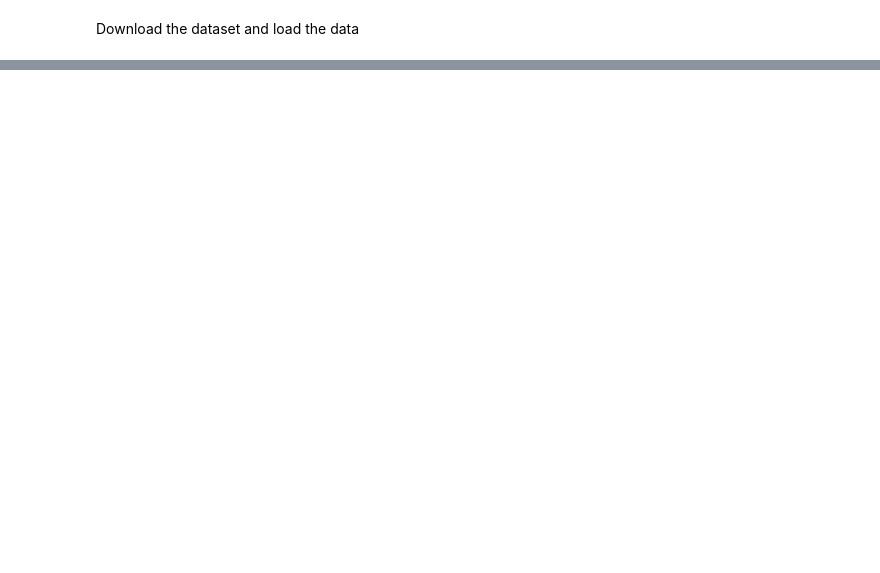
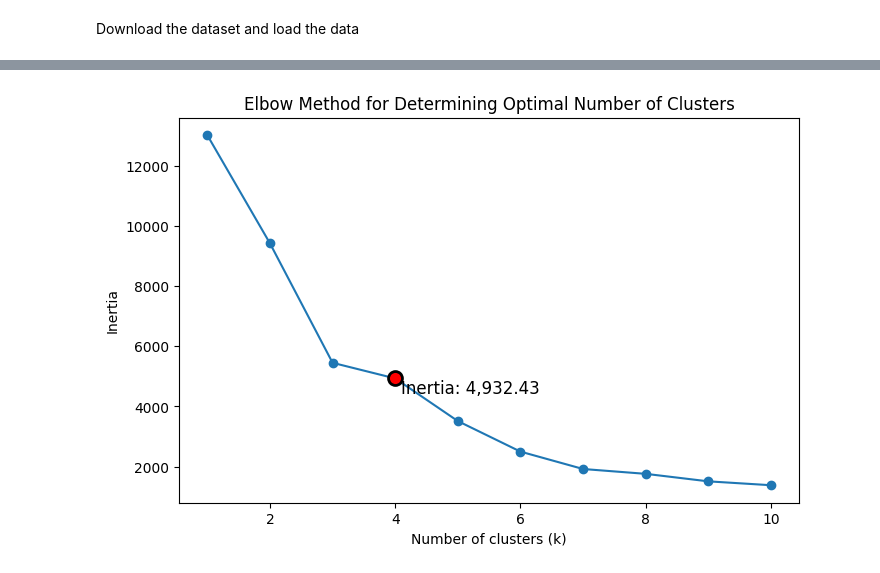
Before and after one commit to NicolaPicciafuoco/time-series-analysis, a Jupyter notebook: code/dataset_Transaction_Data/clustering.ipynb, the cells around one changed output, grey strips where cells are left out. Cells and saved outputs as stored; diff of their text form; code cells hidden in the pictures; blank space fills up the shorter version.

Commit message:
kmeans done

```diff
--- a/code/dataset_Transaction_Data/clustering.ipynb
+++ b/code/dataset_Transaction_Data/clustering.ipynb
@@ -29,0 +119,19 @@ Path to dataset files: C:\Users\franc\.cache\kagglehub\datasets\thedevastator\on
+# %%
+# most recent date
+current_date = data['InvoiceDate'].max()
+
+# RFM
+rfm = data.groupby('CustomerID').agg({
+    'InvoiceDate': lambda x: (current_date - x.max()).days,  # Recency
+    'InvoiceNo': 'count',                                   # Frequency
+    'TotalPrice': 'sum'                                     # Monetary
+})
+
+# Rename the column
+rfm.columns = ['Recency', 'Frequency', 'Monetary']
+
+# 3. Normalizzazione dei dati, non so se serve
+scaler = StandardScaler()
+rfm_scaled = scaler.fit_transform(rfm)
+
+rfm.head()
@@ -29,0 +148,80 @@ Path to dataset files: C:\Users\franc\.cache\kagglehub\datasets\thedevastator\on
+# %%
+# 4. Elbow Method
+inertia = []
+k_range = range(1, 11)  # Number of clusters from 1 to 10
+
+for k in k_range:
+    kmeans = KMeans(n_clusters=k, random_state=42)
+    kmeans.fit(rfm_scaled)
+    inertia.append(kmeans.inertia_)
+
+# Elbow plot
+plt.figure(figsize=(8, 5))
+plt.plot(k_range, inertia, marker='o', label="Inertia")
+
+# Highlight the elbow with a red dashed circle
+#optimal_k = 4  # Assuming the elbow is at k=4
+#circle = plt.Circle((optimal_k, inertia[optimal_k-1]), 0.5, color='red', fill=False, linestyle='--', linewidth=2)
+#plt.gca().add_artist(circle)
+
+# Add the red point for the elbow
+plt.scatter(optimal_k, inertia[optimal_k-1], color='red', s=100, edgecolors='black', linewidth=2, zorder=5)
+
+# Show the inertia value at the elbow point
+plt.text(optimal_k + 0.1, inertia[optimal_k-1] - 500, f'Inertia: {inertia[optimal_k-1]:,.2f}', fontsize=12)
+
+plt.xlabel('Number of clusters (k)')
+plt.ylabel('Inertia')
+plt.title('Elbow Method for Determining Optimal Number of Clusters')
+
+plt.show()
+
+# 5. Apply KMeans with the optimal number of clusters (e.g., k=4)
+kmeans_optimal = KMeans(n_clusters=optimal_k, random_state=42)
+rfm['Cluster'] = kmeans_optimal.fit_predict(rfm_scaled)
+
+# 6. Calculate the percentage of customers in each cluster
+cluster_counts = rfm['Cluster'].value_counts(normalize=True) * 100
+
+# Calculate the absolute number of customers in each cluster
+cluster_sizes = rfm['Cluster'].value_counts()
+
+# Print the number and percentage for each cluster
+print("\nNumber and percentage of customers in each cluster:")
+for cluster in cluster_sizes.index:
+    percentage = cluster_counts[cluster]
+    size = cluster_sizes[cluster]
+    print(f"Cluster {cluster}: {size} customers ({percentage:.2f}%)")
+
+
+# 7. 3D Scatter plot based on RFM
+fig = plt.figure(figsize=(10, 8))
+ax = fig.add_subplot(111, projection='3d')
+
+# Scatter plot for each cluster with different colors
+colors = ['blue', 'purple', 'yellow', 'orange']  # 4 distinct colors
+
+for i, cluster in enumerate(np.unique(rfm['Cluster'])):
+    ax.scatter(rfm['Recency'][rfm['Cluster'] == cluster],
+               rfm['Frequency'][rfm['Cluster'] == cluster],
+               rfm['Monetary'][rfm['Cluster'] == cluster],
+               c=colors[i], label=f'Cluster {cluster}', s=50, alpha=0.6)
+
+# Add labels and title
+ax.set_xlabel('Recency')
+ax.set_ylabel('Frequency')
+ax.set_zlabel('Monetary')
+ax.set_title('3D Visualization of Clusters based on RFM')
+
+# Add legend
+ax.legend(title="Clusters")
+
+# Show the plot
+plt.show()
+
+
+# Calcolare le medie delle variabili RFM per ciascun cluster
+cluster_centroids = rfm.groupby('Cluster')[['Recency', 'Frequency', 'Monetary']].mean()
+print(cluster_centroids)
+# %% [output]
+[figure, added]
```
Also changed, not shown: parts of 11 cells of this notebook.
